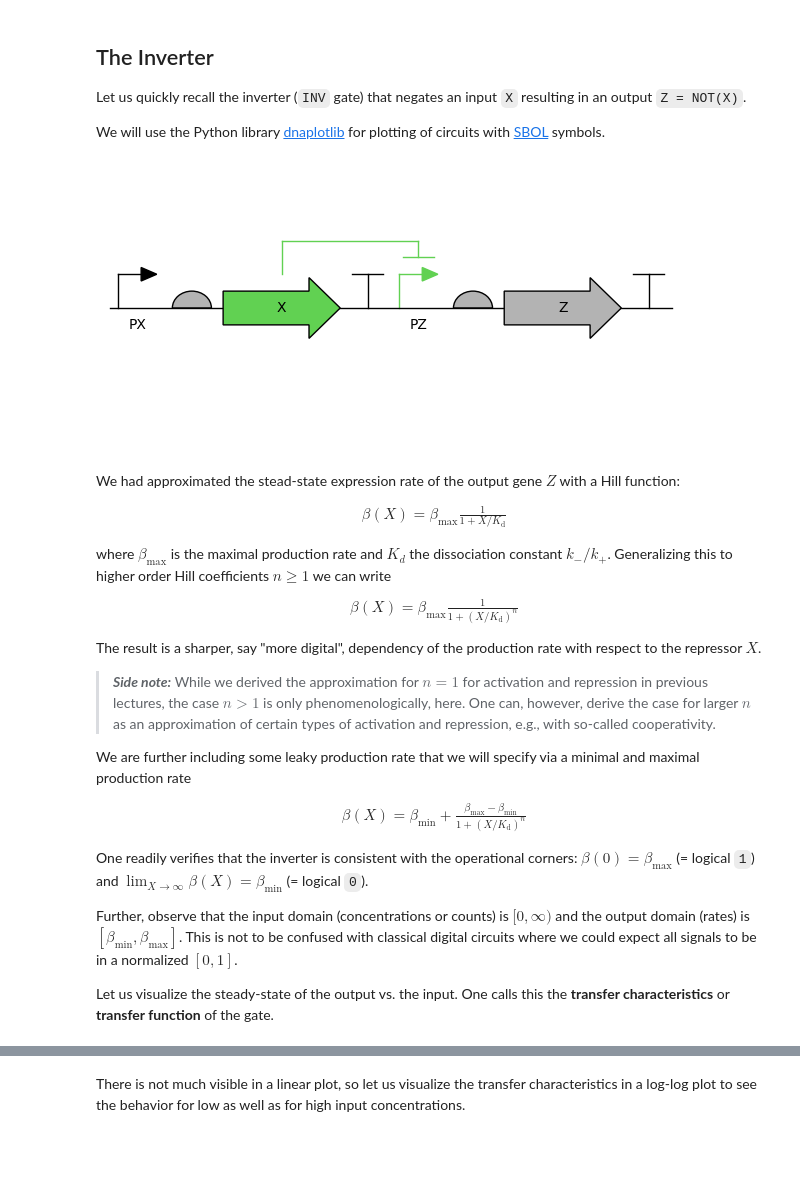
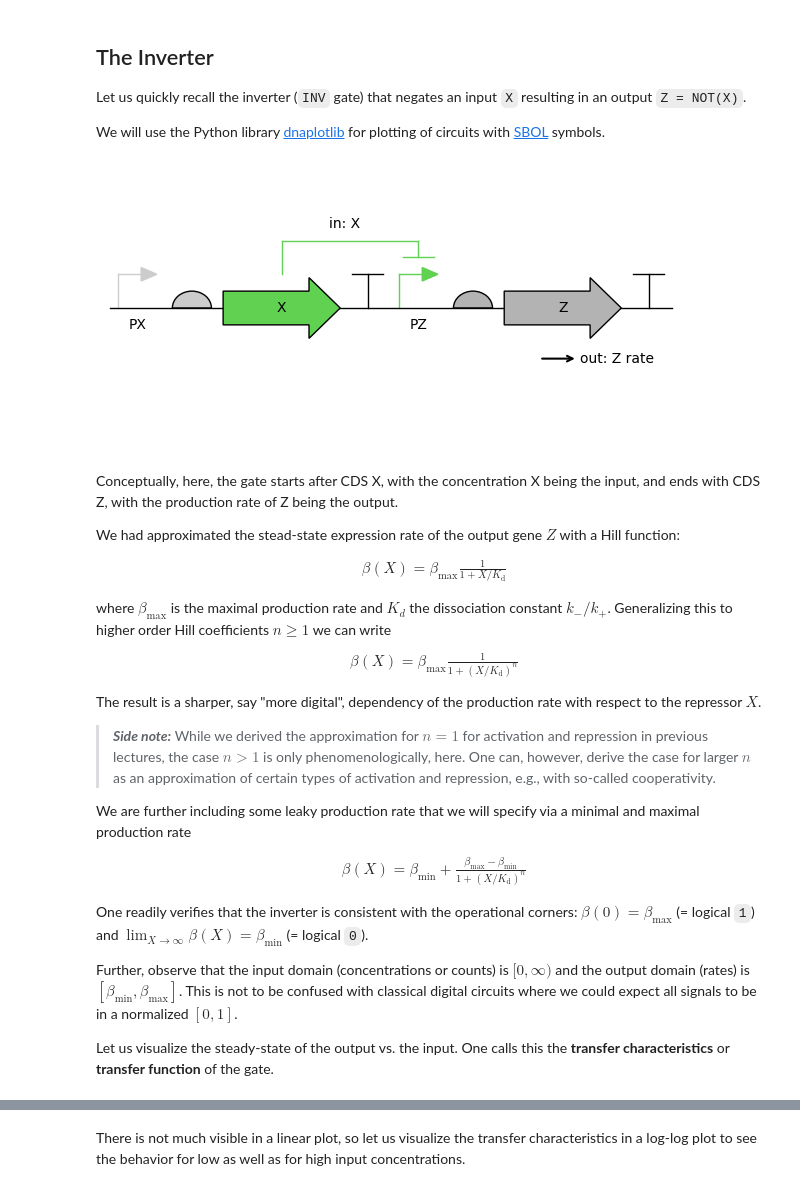
Before and after one commit to BioDisCo/computational_bioengineering, a Jupyter notebook: gates/notes.ipynb, the cells around one changed output, grey strips where cells are left out. Drawn from its saved outputs; the diff is of its cells as text; code cells hidden in the pictures; blank space fills up the shorter version.

Commit message:
updating the gate chapter

```diff
--- a/gates/notes.ipynb
+++ b/gates/notes.ipynb
@@ -37,12 +37,16 @@ p0 = {
         'opts': {
             'label':'PX',
             'label_size':10,
-            'label_y_offset': -5
+            'label_y_offset': -5,
+            'color':[0.8, 0.8, 0.8],
         },
     }
 rbs0 = {
         'type': 'RBS',
         'fwd': True,
+        'opts': {
+            'color':[0.8, 0.8, 0.8],
+        }
     }
 cds0 = {
         'type': 'CDS',
@@ -90,35 +94,56 @@ t2 = {
 regulations = [
     {
         'from_part': cds0,
         'to_part': p2,
         'type': 'Repression',
         'opts': {
             'color': [0.38, 0.82, 0.32],
         }
     }
 ]
 
 design = [
     p0, rbs0, cds0, t0,
     p2, rbs2, cds2, t2,
 ]
 
 # --- Render DNA ---
 fig, ax = plt.subplots(figsize=(6, 3))
 start_pos, end_pos = dr.renderDNA(
     ax=ax,
     parts=design,
     regs=regulations,
     part_renderers=renderers,
     reg_renderers= dr.std_reg_renderers(),
 )
+
+ax.annotate(
+    'in: X',
+    xy=(60, 25),
+    xytext=(60, 25),
+    fontsize=10,
+    ha='center',
+    va='center'
+)
+ax.annotate(
+    'out: Z rate',
+    xy=(110, -15),
+    xytext=(130, -15),
+    arrowprops=dict(arrowstyle="<-", color='black', lw=1.5),
+    fontsize=10,
+    ha='center',
+    va='center'
+)
+
 ax.set_xlim([start_pos - 1, end_pos + 1])
 ax.set_ylim([-40, 40])
 ax.set_axis_off()
 plt.tight_layout()
 # %% [output]
-[figure, old version]
+[figure, new version]
 # %% [markdown]
+Conceptually, here, the gate starts after CDS X, with the concentration X being the input, and ends with CDS Z, with the production rate of Z being the output.
+
 We had approximated the stead-state expression rate of the output gene $Z$ with a Hill function:
 
 \begin{align}
```
Also changed, not shown: parts of 17 cells of this notebook, 1 other file.
